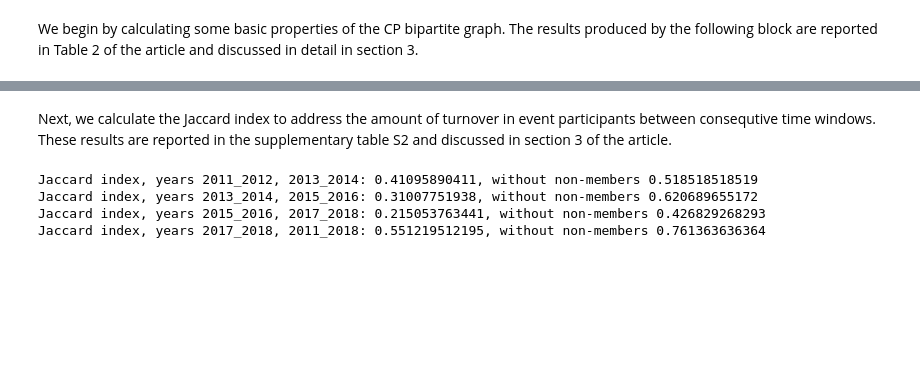
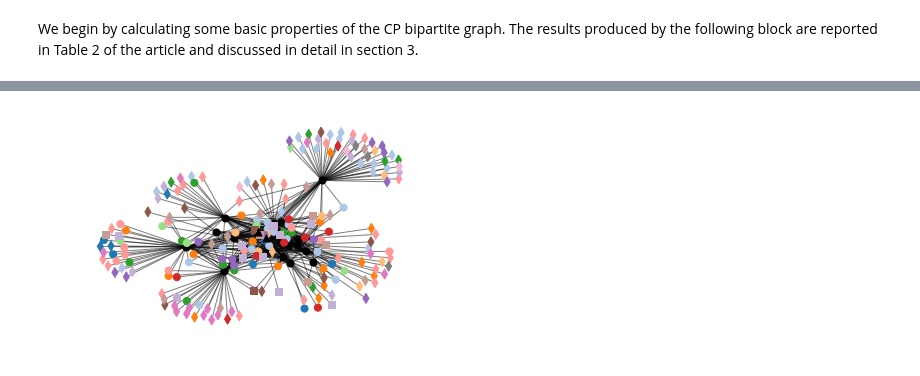
Before and after one commit to onerva-korhonen/climate-companions-bipartite, a Jupyter notebook: example.ipynb, the cells around one changed output, grey strips where cells are left out. Drawn from its saved outputs; the diff is of its cells as text; code cells hidden in the pictures; blank space fills up the shorter version.

```diff
--- a/example.ipynb
+++ b/example.ipynb
@@ -27,6 +33,7 @@ cfg = {}
 
 cfg['companyInputPath'] = pms.companyInputPath
 cfg['eventInputPath'] = pms.eventInputPath
+cfg['linkInputPath'] = pms.linkInputPaths[-1]
 cfg['companyColumnNames'] = pms.companyColumnNames
 cfg['eventColumnNames'] = pms.eventColumnNames
 cfg['linkColumnNames'] = pms.linkColumnNames
@@ -224,17 +210,0 @@ In year(s) 2011_2018, on average 4.4186046511627906 events per participant, min
-# %% [markdown]
-Next, we calculate the Jaccard index to address the amount of turnover in event participants between consequtive time windows. These results are reported in the supplementary table S2 and discussed in section 3 of the article.
-# %%
-jaccards = []
-jaccardsWithoutNonmembers = []
-
-for i in range(len(years)-1):
-    jaccard = functions.getJaccardIndex(topNodes[i],topNodes[i+1])
-    jaccards.append(jaccard)
-    jaccardWithoutNonmembers = functions.getJaccardIndex(topNodesWithoutNonmembers[i],topNodesWithoutNonmembers[i+1])
-    jaccardsWithoutNonmembers.append(jaccardWithoutNonmembers)
-    print 'Jaccard index, years ' + years[i] + ', ' + years[i+1] + ': ' + str(jaccard) + ', without non-members ' + str(jaccardWithoutNonmembers)
-# %% [output]
-Jaccard index, years 2011_2012, 2013_2014: 0.41095890411, without non-members 0.518518518519
-Jaccard index, years 2013_2014, 2015_2016: 0.31007751938, without non-members 0.620689655172
-Jaccard index, years 2015_2016, 2017_2018: 0.215053763441, without non-members 0.426829268293
-Jaccard index, years 2017_2018, 2011_2018: 0.551219512195, without non-members 0.761363636364
@@ -240,0 +213,4 @@ Jaccard index, years 2017_2018, 2011_2018: 0.551219512195, without non-members 0
+# %%
+functions.drawNetwork(bnet,cfg)
+# %% [output]
+[figure, added]
```
Also changed, not shown: parts of 5 cells of this notebook, 1 other file.
